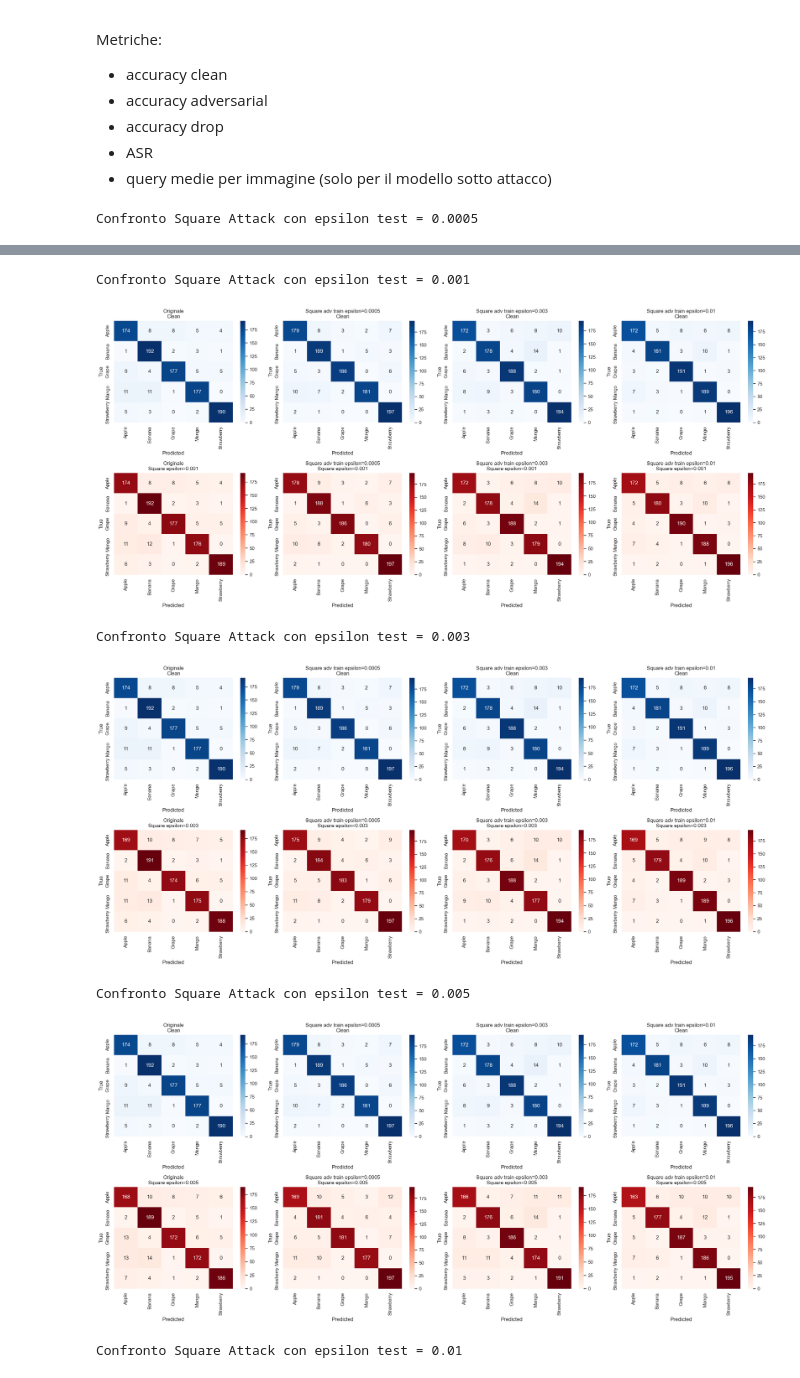
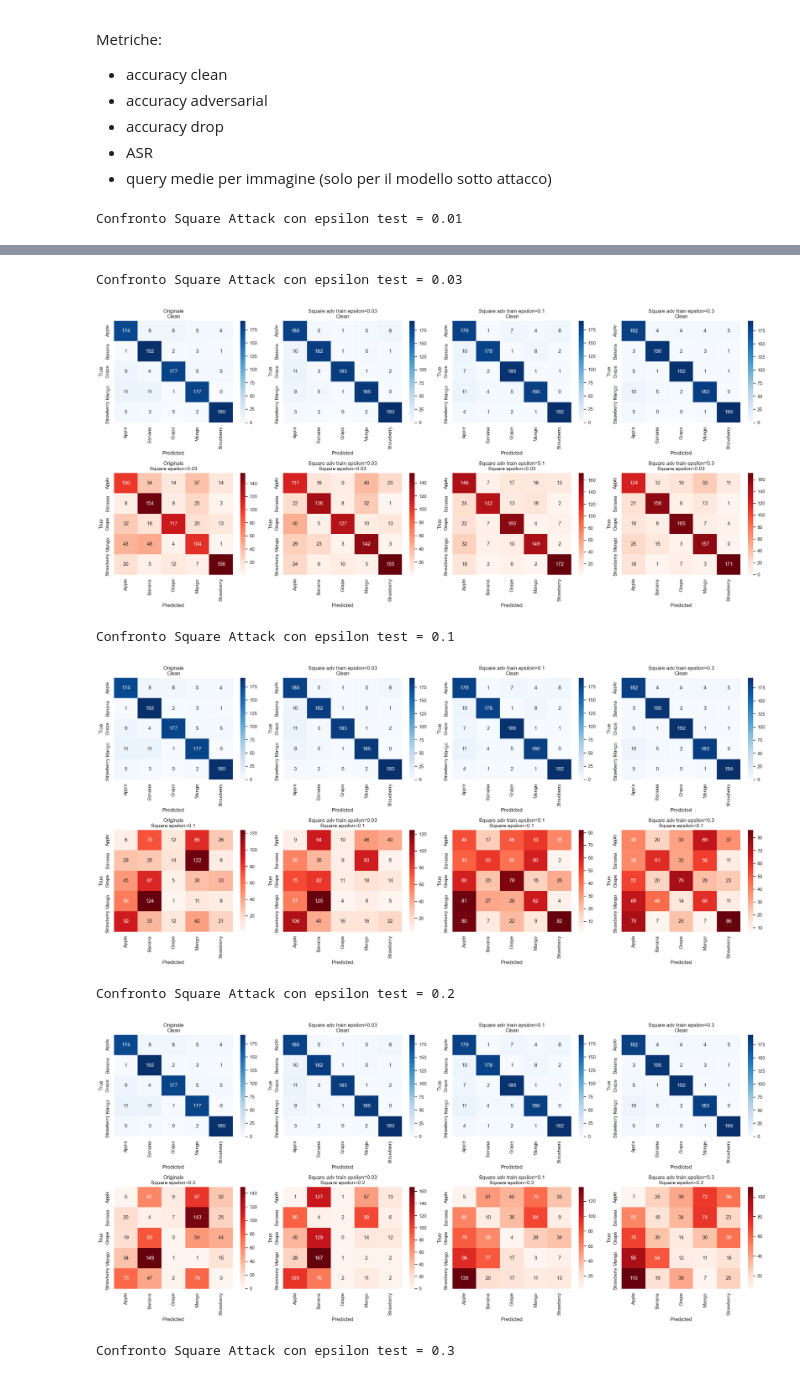
Before and after one commit to imanexoxo/Thesis_AML, a Jupyter notebook: notebooks/07_square_attacks.ipynb, the cells around one changed output, grey strips where cells are left out. Cells and saved outputs as stored; diff of their text form; code cells hidden in the pictures.

```diff
--- a/notebooks/07_square_attacks.ipynb
+++ b/notebooks/07_square_attacks.ipynb
@@ -246,7 +246,7 @@ Metriche:
 - numero medio di query usate
 - tempo di esecuzione
 # %%
-epsilon_values = [0.0005, 0.001, 0.003, 0.005, 0.01]
+epsilon_values = [0.01, 0.03, 0.1, 0.2, 0.3]
 
 max_queries = 500
 p_init = 0.05
@@ -556,7 +578,7 @@ Square Attack   0.0100          500  0.911824      0.856713 0.060440 3.766143
 Addestramento di nuovi modelli con dati misti: 50% immagini originali + 50% immagini perturbate
 (Square Attack con epsilon=[0.0005, 0.003, 0.01], max_queries=20)
 # %%
-epsilon_adv_training = [0.0005, 0.003, 0.01]
+epsilon_adv_training = [0.03, 0.1, 0.3]
 
 max_queries_adv_training = 20
 p_init_adv_training = 0.05
@@ -730,7 +756,7 @@ Metriche:
 - ASR
 - query medie per immagine (solo per il modello sotto attacco)
 # %%
-epsilon_test_values = [0.0005, 0.001, 0.003, 0.005, 0.01]
+epsilon_test_values = [0.01, 0.03, 0.1, 0.2, 0.3]
 
 max_queries_test = 500
 p_init_test = 0.05
@@ -939,4 +965,4 @@ comparison_df.to_csv(
     index=False
 )
 # %% [output]
-Confronto Square Attack con epsilon test = 0.0005
+Confronto Square Attack con epsilon test = 0.01
@@ -944,7 +970,7 @@ Confronto Square Attack con epsilon test = 0.0005
-Confronto Square Attack con epsilon test = 0.001
+Confronto Square Attack con epsilon test = 0.03
-[figure, old version]
+[figure, new version]
-Confronto Square Attack con epsilon test = 0.003
+Confronto Square Attack con epsilon test = 0.1
-[figure, old version]
+[figure, new version]
-Confronto Square Attack con epsilon test = 0.005
+Confronto Square Attack con epsilon test = 0.2
-[figure, old version]
+[figure, new version]
-Confronto Square Attack con epsilon test = 0.01
+Confronto Square Attack con epsilon test = 0.3
```
Also changed, not shown: parts of 5 cells of this notebook, 19 other files.
